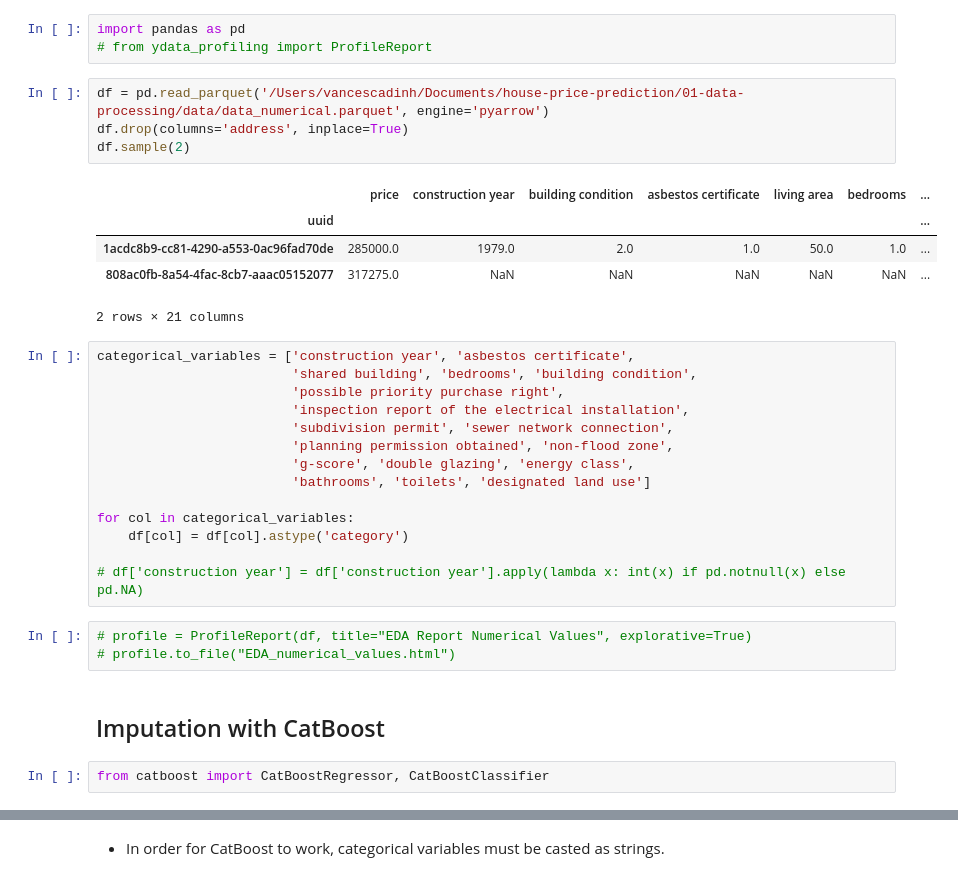
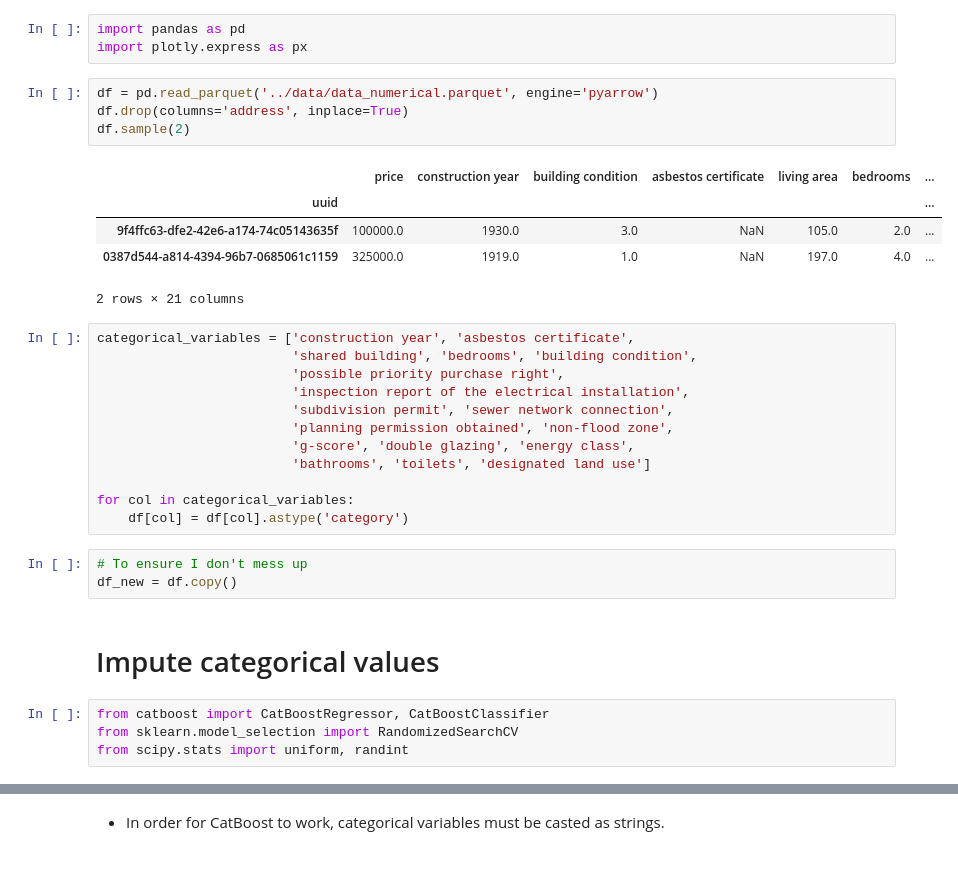
Before and after one commit to vtdinh13/house-price-prediction, a Jupyter notebook: 01-data-processing/imputation/catboost_imputation.ipynb, the cells around one changed output, grey strips where cells are left out. Drawn from its saved outputs; the diff is of its cells as text.

Commit message:
modified catboost imputation notebook

```diff
--- a/01-data-processing/imputation/catboost_imputation.ipynb
+++ b/01-data-processing/imputation/catboost_imputation.ipynb
@@ -1,15 +1,15 @@
 # %%
 import pandas as pd
-# from ydata_profiling import ProfileReport
+import plotly.express as px
 # %%
-df = pd.read_parquet('/Users/vancescadinh/Documents/house-price-prediction/01-data-processing/data/data_numerical.parquet', engine='pyarrow')
+df = pd.read_parquet('../data/data_numerical.parquet', engine='pyarrow')
 df.drop(columns='address', inplace=True)
 df.sample(2)
 # %% [output]
 |  | price | construction year | building condition | asbestos certificate | living area | bedrooms | ... |
 | uuid |  |  |  |  |  |  | ... |
-| 1acdc8b9-cc81-4290-a553-0ac96fad70de | 285000.0 | 1979.0 | 2.0 | 1.0 | 50.0 | 1.0 | ... |
-| 808ac0fb-8a54-4fac-8cb7-aaac05152077 | 317275.0 | NaN | NaN | NaN | NaN | NaN | ... |
+| 9f4ffc63-dfe2-42e6-a174-74c05143635f | 100000.0 | 1930.0 | 3.0 | NaN | 105.0 | 2.0 | ... |
+| 0387d544-a814-4394-96b7-0685061c1159 | 325000.0 | 1919.0 | 1.0 | NaN | 197.0 | 4.0 | ... |
 2 rows × 21 columns
 # %%
 categorical_variables = ['construction year', 'asbestos certificate',
@@ -23,12 +23,12 @@ categorical_variables = ['construction year', 'asbestos certificate',
 
 for col in categorical_variables:
     df[col] = df[col].astype('category')
-
-# df['construction year'] = df['construction year'].apply(lambda x: int(x) if pd.notnull(x) else pd.NA)
-# %%
-# profile = ProfileReport(df, title="EDA Report Numerical Values", explorative=True)
-# profile.to_file("EDA_numerical_values.html")
+# %%
+# To ensure I don't mess up
+df_new = df.copy()
 # %% [markdown]
-## Imputation with CatBoost
+# Impute categorical values
 # %%
 from catboost import CatBoostRegressor, CatBoostClassifier
+from sklearn.model_selection import RandomizedSearchCV
+from scipy.stats import uniform, randint
```
Also changed, not shown: parts of 28 cells of this notebook.
